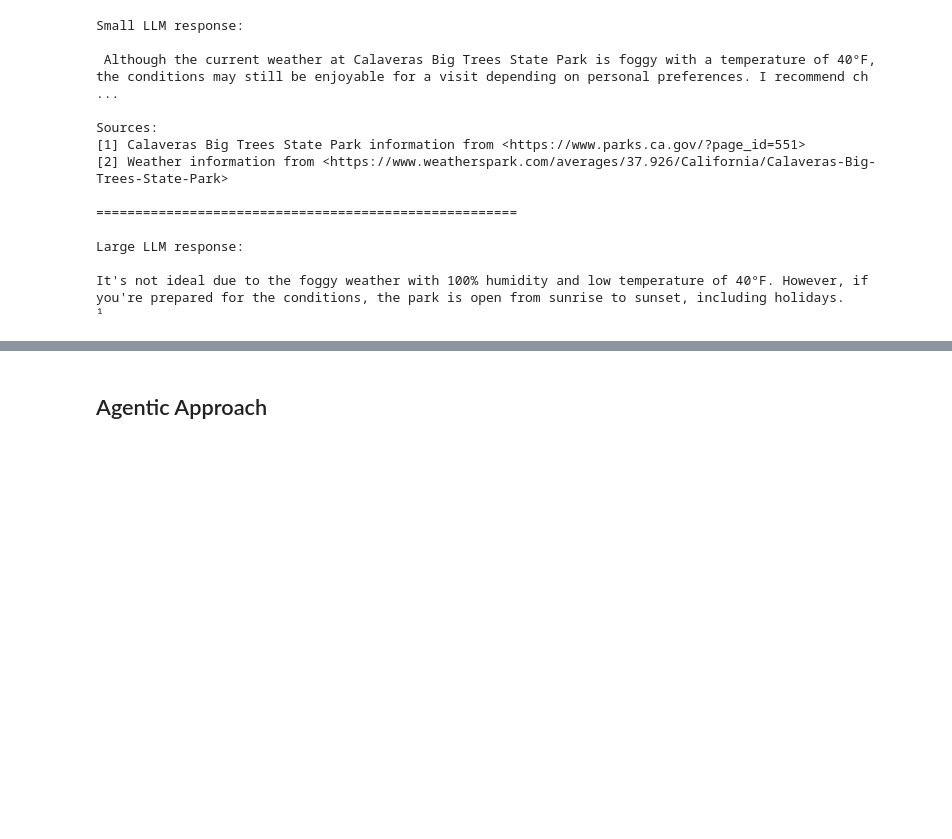
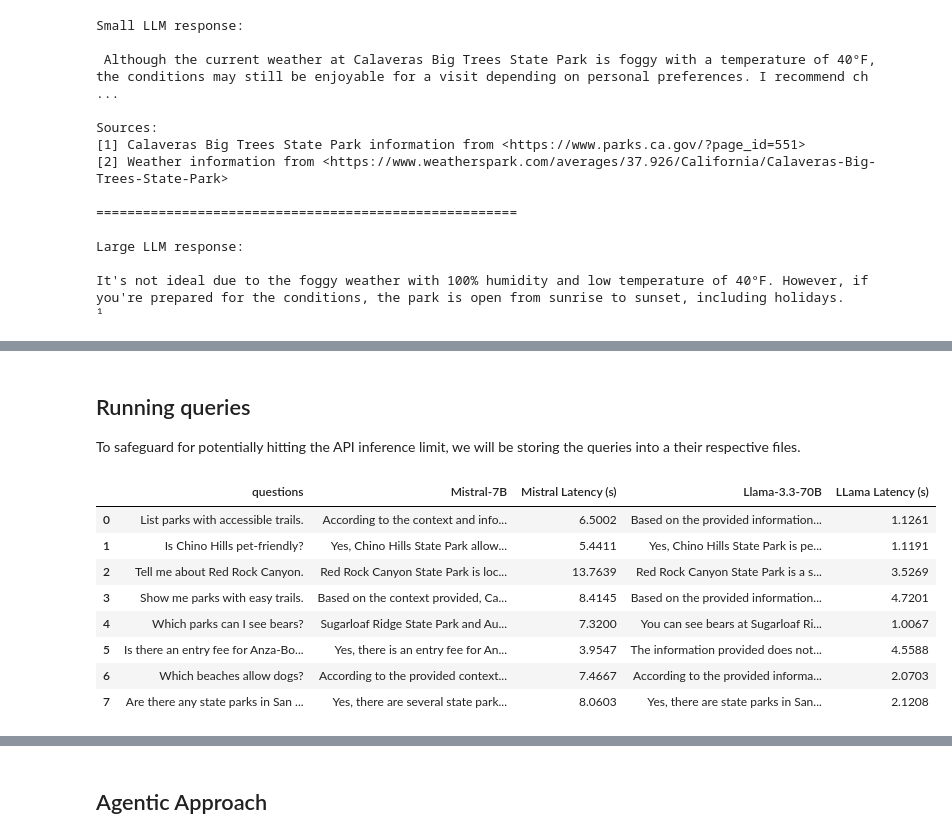
Before and after one commit to paulsoriiiano/cmpe-259-project, a Jupyter notebook: notebooks/parks_virtual_assistant.ipynb, the cells around one changed output, grey strips where cells are left out. Cells and saved outputs as stored; diff of their text form; code cells hidden in the pictures; blank space fills up the shorter version.

Commit message:
Finished running user queries and security questions.

```diff
--- a/notebooks/parks_virtual_assistant.ipynb
+++ b/notebooks/parks_virtual_assistant.ipynb
@@ -328,0 +452,3 @@ security_questions = []
+# %% [markdown]
+## Running queries
+To safeguard for potentially hitting the API inference limit, we will be storing the queries into a their respective files.
@@ -328,0 +503,13 @@ security_questions = []
+# %%
+# Show results
+pd.read_csv("simple_responses.csv")
+# %% [output]
+|  | questions | Mistral-7B | Mistral Latency (s) | Llama-3.3-70B | LLama Latency (s) |
+| 0 | List parks with accessible trails. | According to the context and info... | 6.5002 | Based on the provided information... | 1.1261 |
+| 1 | Is Chino Hills pet-friendly? | Yes, Chino Hills State Park allow... | 5.4411 | Yes, Chino Hills State Park is pe... | 1.1191 |
+| 2 | Tell me about Red Rock Canyon. | Red Rock Canyon State Park is loc... | 13.7639 | Red Rock Canyon State Park is a s... | 3.5269 |
+| 3 | Show me parks with easy trails. | Based on the context provided, Ca... | 8.4145 | Based on the provided information... | 4.7201 |
+| 4 | Which parks can I see bears? | Sugarloaf Ridge State Park and Au... | 7.3200 | You can see bears at Sugarloaf Ri... | 1.0067 |
+| 5 | Is there an entry fee for Anza-Bo... | Yes, there is an entry fee for An... | 3.9547 | The information provided does not... | 4.5588 |
+| 6 | Which beaches allow dogs? | According to the provided context... | 7.4667 | According to the provided informa... | 2.0703 |
+| 7 | Are there any state parks in San ... | Yes, there are several state park... | 8.0603 | Yes, there are state parks in San... | 2.1208 |
```
Also changed, not shown: parts of 38 cells of this notebook.
